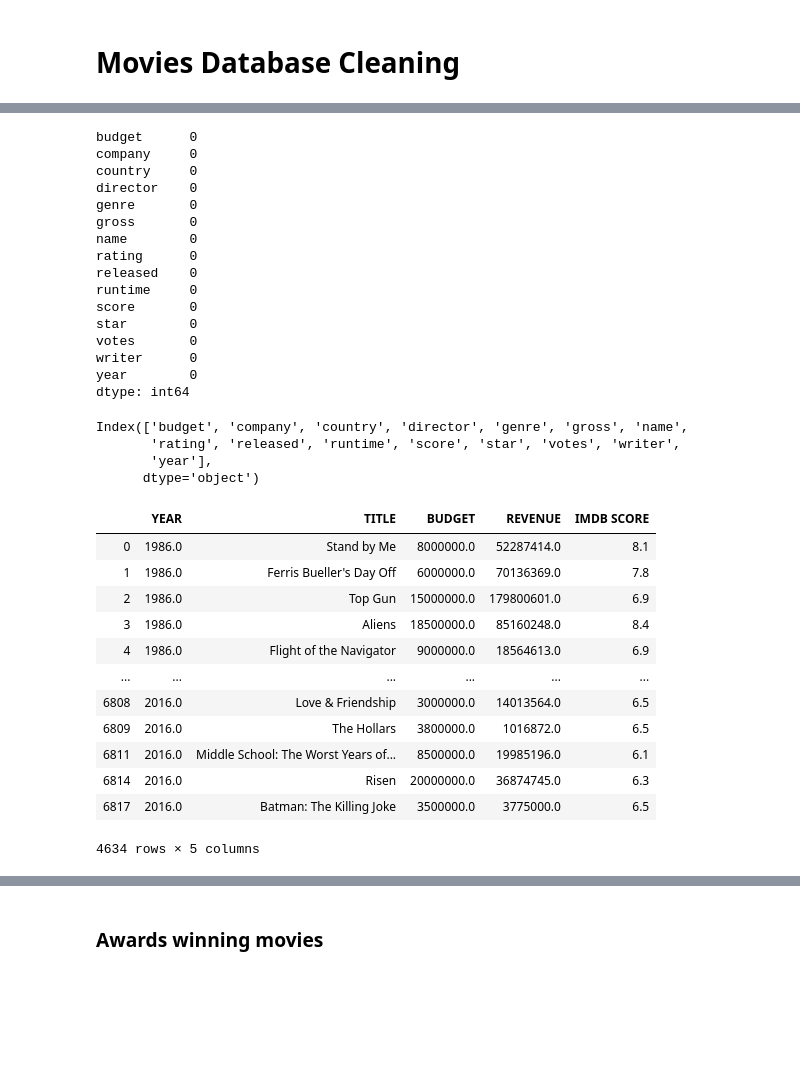
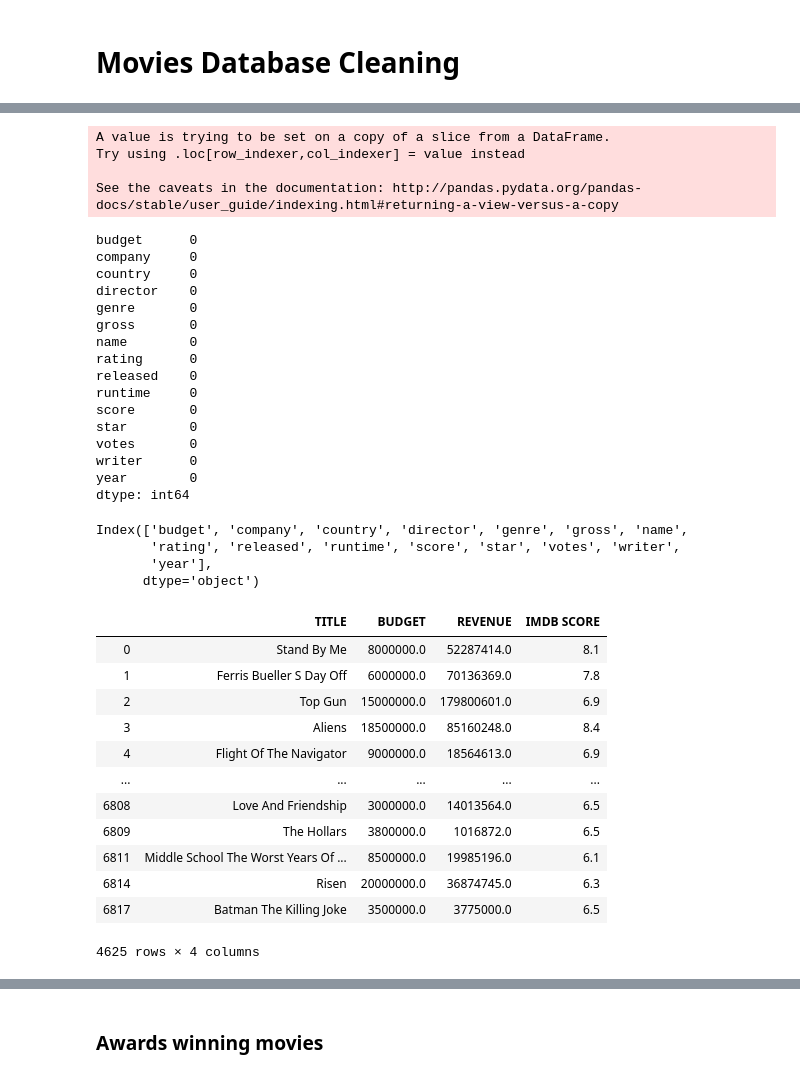
Before and after one commit to ta-data-lis/Project-Week-3-Data-Thieves, a Jupyter notebook: your-project/Movies Database Cleaning.ipynb, the cells around one changed output, grey strips where cells are left out. Cells and saved outputs as stored; diff of their text form; code cells hidden in the pictures; blank space fills up the shorter version.

```diff
--- a/your-project/Movies Database Cleaning.ipynb
+++ b/your-project/Movies Database Cleaning.ipynb
@@ -43,26 +26,31 @@ movies_db.loc[(movies_db['year'].isnull())]
 | 1714 | 12000000.0 | A&M | NaN | NaN | NaN | NaN | NaN | NaN | NaN | NaN | NaN | ... |
 | 4831 | 6000000.0 | B&W | NaN | NaN | NaN | NaN | NaN | NaN | NaN | NaN | NaN | ... |
 # %%
-# Exclude year nan rows
+# Exclude nan rows
+movies_db['name'] = movies_db['name'].str.replace('&','and').str.replace("'",' ').str.replace('-','').str.replace(',','').str.replace('.','').str.replace(':','').str.strip().str.title()
 
 movies_db = movies_db.dropna()
 movies_db.isnull().sum()
 # %% [output]
-budget      0
-company     0
-country     0
-director    0
-genre       0
-gross       0
-name        0
-rating      0
-released    0
-runtime     0
-score       0
-star        0
-votes       0
-writer      0
-year        0
-dtype: int64
+A value is trying to be set on a copy of a slice from a DataFrame.
+Try using .loc[row_indexer,col_indexer] = value instead
+
+See the caveats in the documentation: http://pandas.pydata.org/pandas-docs/stable/user_guide/indexing.html#returning-a-view-versus-a-copy
+budget      0
+company     0
+country     0
+director    0
+genre       0
+gross       0
+name        0
+rating      0
+released    0
+runtime     0
+score       0
+star        0
+votes       0
+writer      0
+year        0
+dtype: int64
 # %%
 # Checking column names
@@ -75,27 +62,26 @@ Index(['budget', 'company', 'country', 'director', 'genre', 'gross', 'name',
       dtype='object')
 # %%
 # Selecting the columns we want to keep
-movies_db = movies_db[['year', 'name', 'budget', 'gross', 'score']]
-
+movies_db = movies_db[['name', 'budget', 'gross', 'score']]
 
 # Renaming the columns
-movies_db.columns = ['YEAR', 'TITLE', 'BUDGET', 'REVENUE', 'IMDB SCORE']
+movies_db.columns = ['TITLE', 'BUDGET', 'REVENUE', 'IMDB SCORE']
 
 movies_db
 # %% [output]
-|  | YEAR | TITLE | BUDGET | REVENUE | IMDB SCORE |
-| 0 | 1986.0 | Stand by Me | 8000000.0 | 52287414.0 | 8.1 |
-| 1 | 1986.0 | Ferris Bueller's Day Off | 6000000.0 | 70136369.0 | 7.8 |
-| 2 | 1986.0 | Top Gun | 15000000.0 | 179800601.0 | 6.9 |
-| 3 | 1986.0 | Aliens | 18500000.0 | 85160248.0 | 8.4 |
-| 4 | 1986.0 | Flight of the Navigator | 9000000.0 | 18564613.0 | 6.9 |
-| ... | ... | ... | ... | ... | ... |
-| 6808 | 2016.0 | Love & Friendship | 3000000.0 | 14013564.0 | 6.5 |
-| 6809 | 2016.0 | The Hollars | 3800000.0 | 1016872.0 | 6.5 |
-| 6811 | 2016.0 | Middle School: The Worst Years of... | 8500000.0 | 19985196.0 | 6.1 |
-| 6814 | 2016.0 | Risen | 20000000.0 | 36874745.0 | 6.3 |
-| 6817 | 2016.0 | Batman: The Killing Joke | 3500000.0 | 3775000.0 | 6.5 |
+|  | TITLE | BUDGET | REVENUE | IMDB SCORE |
+| 0 | Stand By Me | 8000000.0 | 52287414.0 | 8.1 |
+| 1 | Ferris Bueller S Day Off | 6000000.0 | 70136369.0 | 7.8 |
+| 2 | Top Gun | 15000000.0 | 179800601.0 | 6.9 |
+| 3 | Aliens | 18500000.0 | 85160248.0 | 8.4 |
+| 4 | Flight Of The Navigator | 9000000.0 | 18564613.0 | 6.9 |
+| ... | ... | ... | ... | ... |
+| 6808 | Love And Friendship | 3000000.0 | 14013564.0 | 6.5 |
+| 6809 | The Hollars | 3800000.0 | 1016872.0 | 6.5 |
+| 6811 | Middle School The Worst Years Of ... | 8500000.0 | 19985196.0 | 6.1 |
+| 6814 | Risen | 20000000.0 | 36874745.0 | 6.3 |
+| 6817 | Batman The Killing Joke | 3500000.0 | 3775000.0 | 6.5 |
-4634 rows × 5 columns
+4625 rows × 4 columns
 # %%
 # Creating the '% BUDGET/REVENUE' column
 
```
Also changed, not shown: parts of 22 cells of this notebook, 1 other file.
